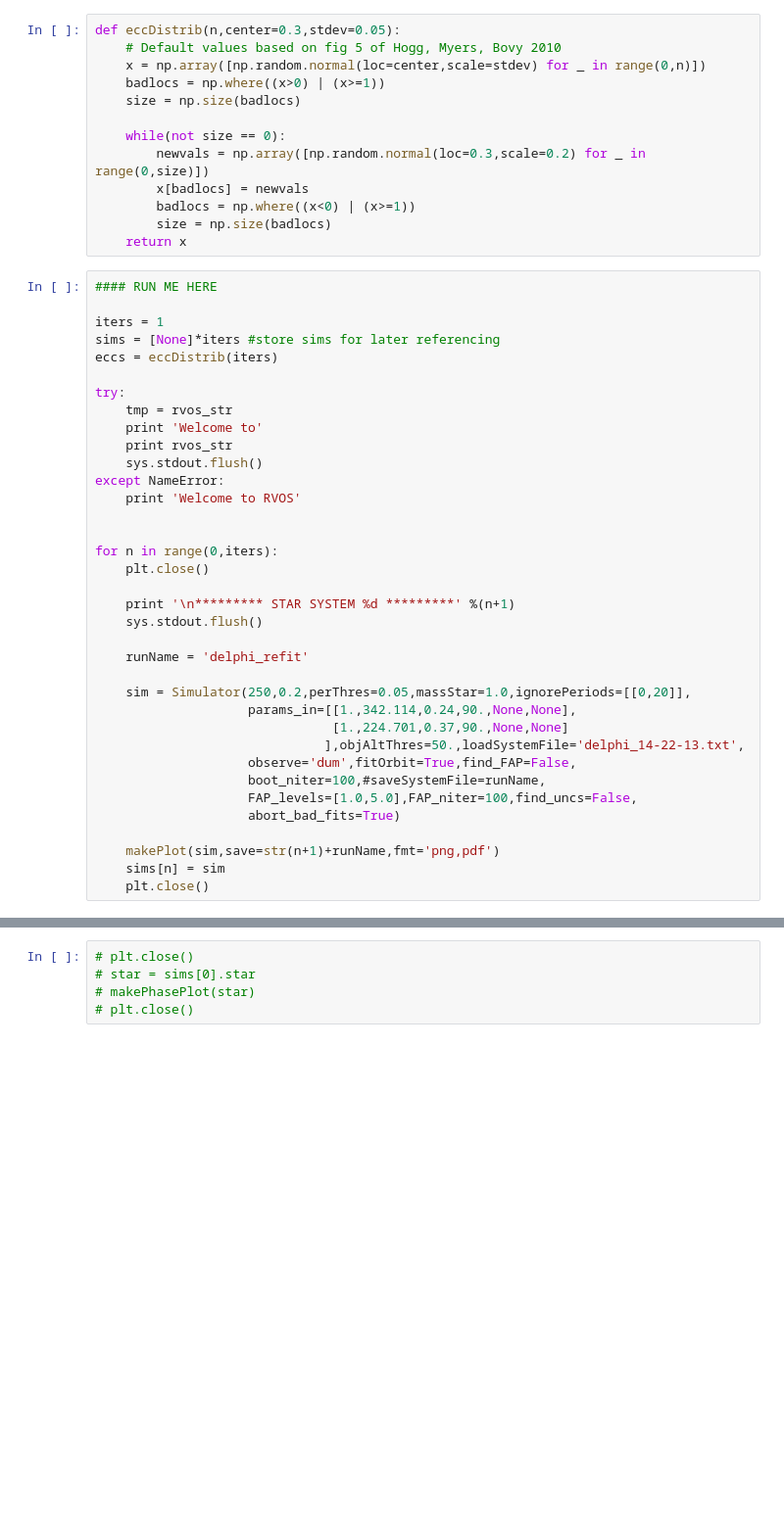
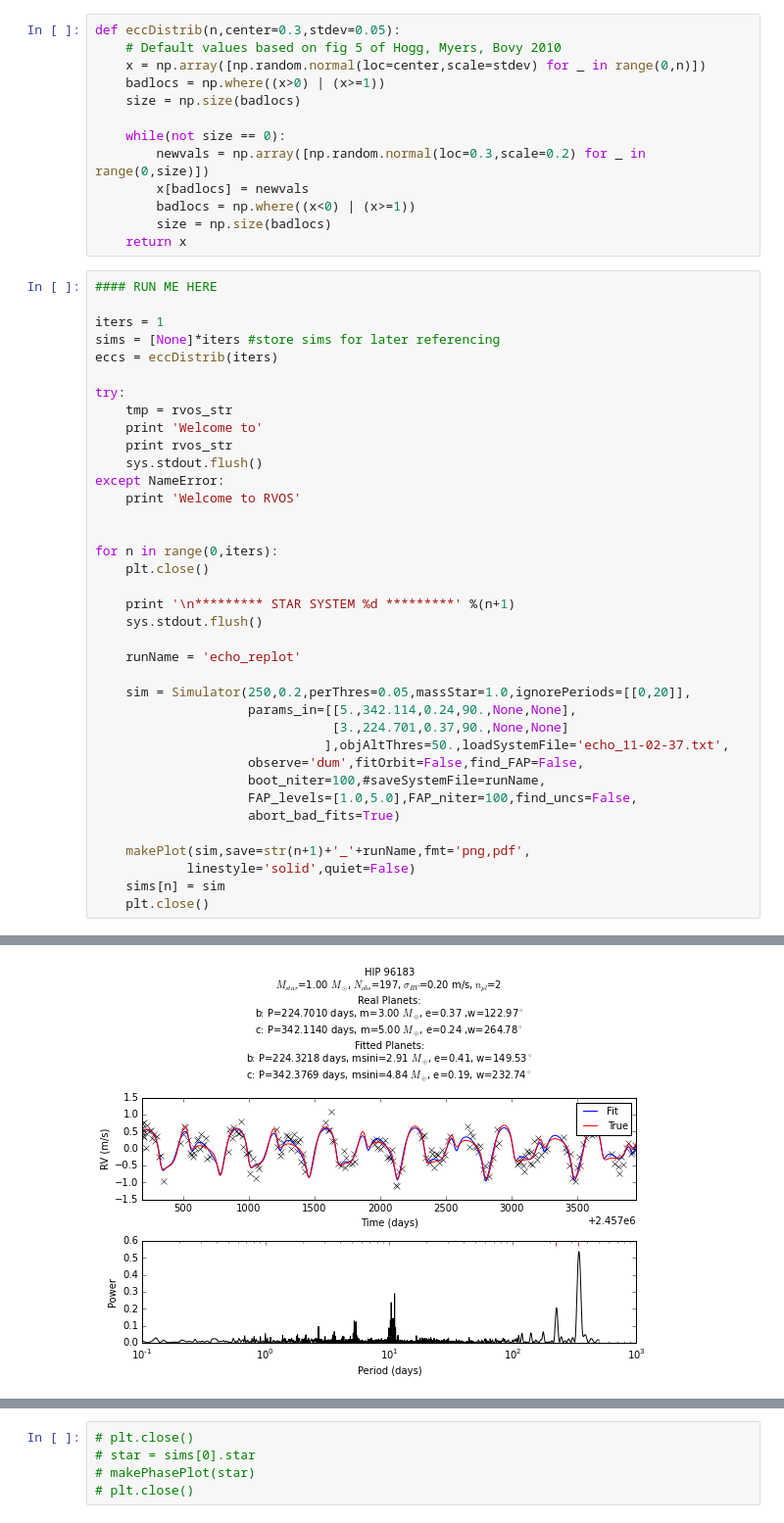
Before and after one commit to allenbdavis/RVOS, a Jupyter notebook: RVOS_Interface.ipynb, the cells around one changed output, grey strips where cells are left out. Shown at 98% size. Drawn from its saved outputs; the diff is of its cells as text; blank space fills up the shorter version.

Commit message:
plotting options
dashed and solid lines now available

```diff
--- a/RVOS_Interface.ipynb
+++ b/RVOS_Interface.ipynb
@@ -375,18 +377,19 @@ for n in range(0,iters):
     print '\n********* STAR SYSTEM %d *********' %(n+1)
     sys.stdout.flush()
 
-    runName = 'delphi_refit'
+    runName = 'echo_replot'
 
     sim = Simulator(250,0.2,perThres=0.05,massStar=1.0,ignorePeriods=[[0,20]],
-                    params_in=[[1.,342.114,0.24,90.,None,None],
-                               [1.,224.701,0.37,90.,None,None]
-                              ],objAltThres=50.,loadSystemFile='delphi_14-22-13.txt',
-                    observe='dum',fitOrbit=True,find_FAP=False,
+                    params_in=[[5.,342.114,0.24,90.,None,None],
+                               [3.,224.701,0.37,90.,None,None]
+                              ],objAltThres=50.,loadSystemFile='echo_11-02-37.txt',
+                    observe='dum',fitOrbit=False,find_FAP=False,
                     boot_niter=100,#saveSystemFile=runName,
                     FAP_levels=[1.0,5.0],FAP_niter=100,find_uncs=False,
                     abort_bad_fits=True)
 
-    makePlot(sim,save=str(n+1)+runName,fmt='png,pdf')
+    makePlot(sim,save=str(n+1)+'_'+runName,fmt='png,pdf',
+            linestyle='solid',quiet=False)
     sims[n] = sim
     plt.close()
 # %% [output]
@@ -408,5 +411,6 @@ Msini = 1.60 M_e
 
 Uncertainties not calculated.
+[figure, added]
 # %%
 plt.close()
 makePlot(sims[0])
```
Also changed, not shown: parts of 3 cells of this notebook, 2 other files.
